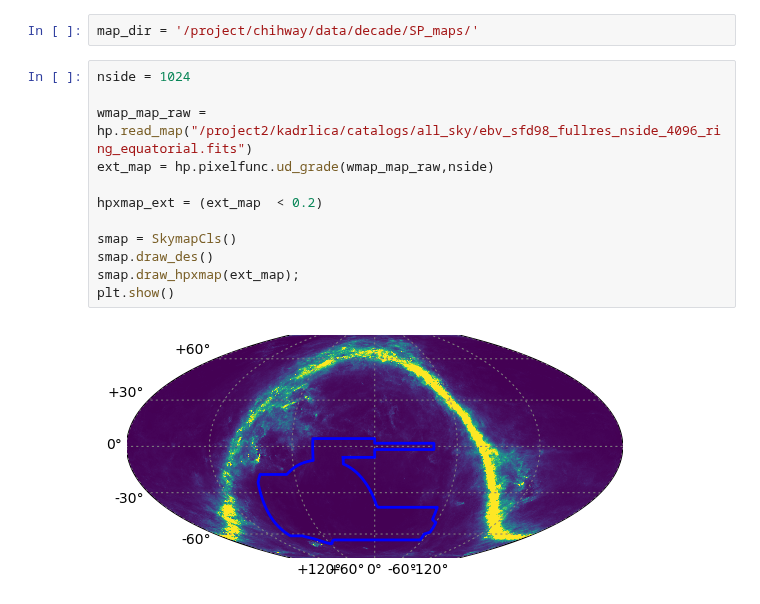
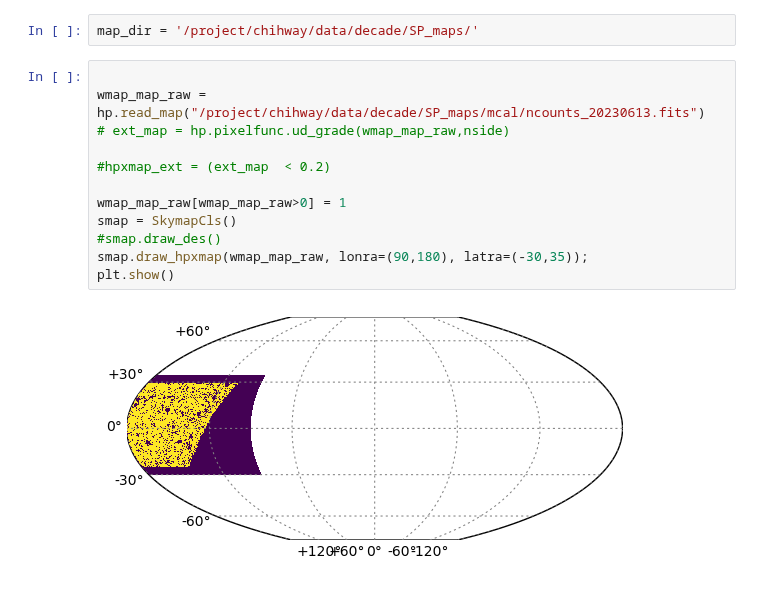
Before and after one commit to delve-survey/shearcat, a Jupyter notebook: notebooks/paper_plots/PlotFootprint.ipynb, the cells around one changed output. Saved outputs shown, nothing was run; the diff lists cells and outputs as text.

```diff
--- a/notebooks/paper_plots/PlotFootprint.ipynb
+++ b/notebooks/paper_plots/PlotFootprint.ipynb
@@ -14,16 +14,16 @@ SkymapCls,suffix = SurveyMcBryde,'_mbt'
 # %%
 map_dir = '/project/chihway/data/decade/SP_maps/'
 # %%
-nside = 1024
 
-wmap_map_raw = hp.read_map("/project2/kadrlica/catalogs/all_sky/ebv_sfd98_fullres_nside_4096_ring_equatorial.fits")
-ext_map = hp.pixelfunc.ud_grade(wmap_map_raw,nside)
+wmap_map_raw = hp.read_map("/project/chihway/data/decade/SP_maps/mcal/ncounts_20230613.fits")
+# ext_map = hp.pixelfunc.ud_grade(wmap_map_raw,nside)
 
-hpxmap_ext = (ext_map  < 0.2)
+#hpxmap_ext = (ext_map  < 0.2)
 
+wmap_map_raw[wmap_map_raw>0] = 1
 smap = SkymapCls()
-smap.draw_des()
-smap.draw_hpxmap(ext_map);
+#smap.draw_des()
+smap.draw_hpxmap(wmap_map_raw, lonra=(90,180), latra=(-30,35));
 plt.show()
 # %% [output]
-[figure, old version]
+[figure, new version]
```
Also changed, not shown: parts of 1 cell of this notebook, 1 other file.
